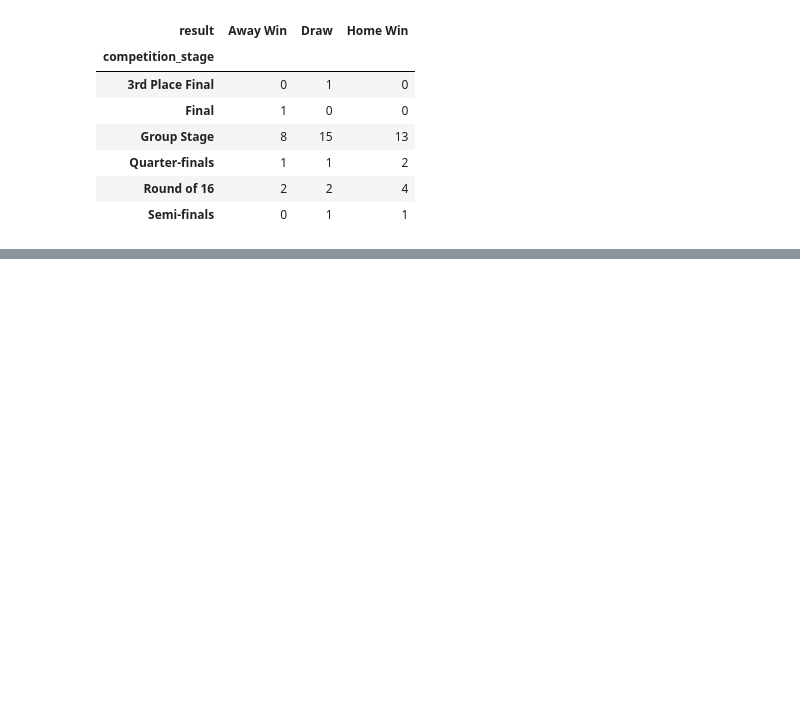
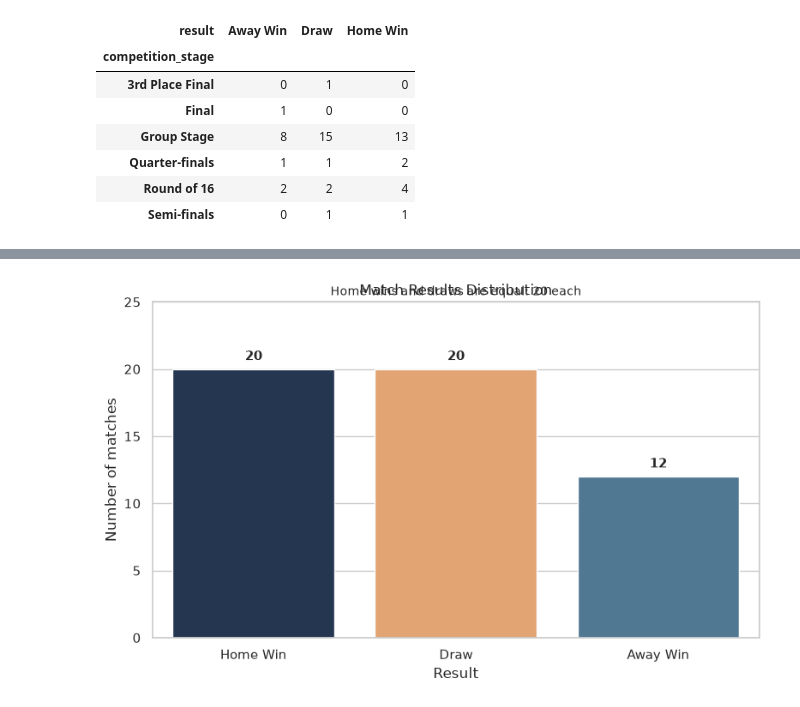
Before and after one commit to Kiletta/Football_Data_Analysis_HQ, a Jupyter notebook: AnalysisHq..ipynb, the cells around one changed output, grey strips where cells are left out. Saved outputs shown, nothing was run; the diff lists cells and outputs as text; code cells hidden in the pictures; blank space fills up the shorter version.

```diff
--- a/AnalysisHq..ipynb
+++ b/AnalysisHq..ipynb
@@ -413,0 +448,55 @@ Results by competition stage:
+# %%
+# Display the distribution of match results
+result_order = ['Home Win', 'Draw', 'Away Win']
+result_colors = {
+    'Home Win': '#1d3557',
+    'Draw': '#f4a261',
+    'Away Win': '#457b9d'
+}
+
+plt.figure(figsize=(8, 5))
+result_plot = sns.barplot(
+    data=result_summary,
+    x='result',
+    y='matches',
+    order=result_order,
+    hue='result',
+    palette=result_colors,
+    legend=False
+)
+
+for bar in result_plot.patches:
+    result_plot.annotate(
+        f'{int(bar.get_height())}',
+        (bar.get_x() + bar.get_width() / 2, bar.get_height()),
+        ha='center',
+        va='bottom',
+        xytext=(0, 5),
+        textcoords='offset points',
+        fontsize=11,
+        fontweight='bold'
+    )
+
+home_wins = result_summary.loc[
+    result_summary['result'].eq('Home Win'), 'matches'
+].iloc[0]
+draws = result_summary.loc[
+    result_summary['result'].eq('Draw'), 'matches'
+].iloc[0]
+
+plt.title('Match Results Distribution')
+plt.text(
+    0.5,
+    1.02,
+    f'Home wins and draws are equal: {home_wins} each',
+    transform=result_plot.transAxes,
+    ha='center',
+    fontsize=10
+)
+plt.xlabel('Result')
+plt.ylabel('Number of matches')
+plt.ylim(0, result_summary['matches'].max() + 5)
+plt.tight_layout()
+plt.show()
+# %% [output]
+[figure, added]
```
Also changed, not shown: parts of 6 cells of this notebook.
